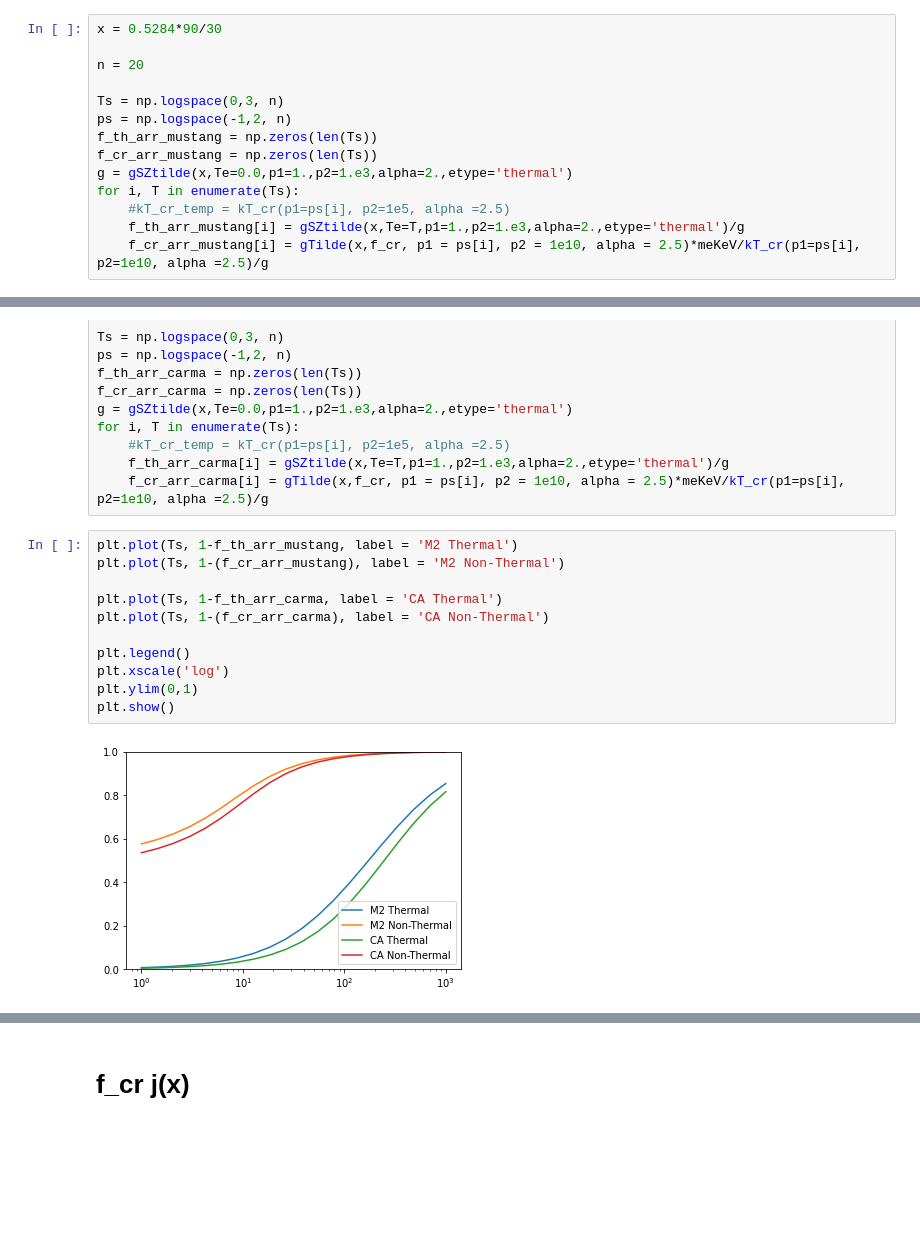
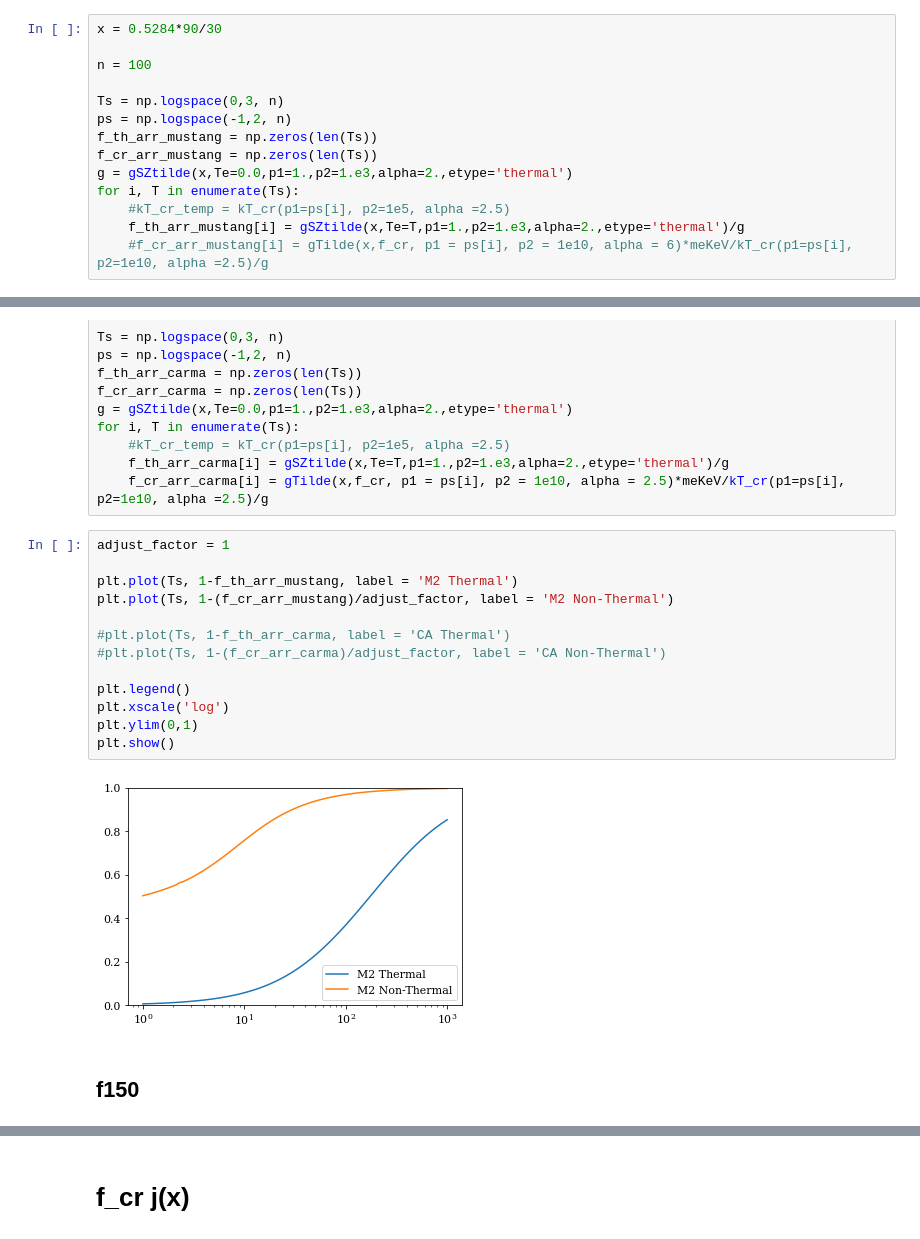
Before and after one commit to MUSTANG-SZ/WITCH, a Jupyter notebook: sup-factor.ipynb, the cells around one changed output, grey strips where cells are left out. Drawn from its saved outputs; the diff is of its cells as text; blank space fills up the shorter version.

```diff
--- a/sup-factor.ipynb
+++ b/sup-factor.ipynb
@@ -254,7 +319,7 @@ y = gTilde(0.5, f = f_cr, alpha=2.5, p1=1, p2=10000)
 # %%
 x = 0.5284*90/30
 
-n = 20
+n = 100
 
 Ts = np.logspace(0,3, n)
 ps = np.logspace(-1,2, n)
@@ -264,7 +329,7 @@ g = gSZtilde(x,Te=0.0,p1=1.,p2=1.e3,alpha=2.,etype='thermal')
 for i, T in enumerate(Ts):
     #kT_cr_temp = kT_cr(p1=ps[i], p2=1e5, alpha =2.5)
     f_th_arr_mustang[i] = gSZtilde(x,Te=T,p1=1.,p2=1.e3,alpha=2.,etype='thermal')/g
-    f_cr_arr_mustang[i] = gTilde(x,f_cr, p1 = ps[i], p2 = 1e10, alpha = 2.5)*meKeV/kT_cr(p1=ps[i], p2=1e10, alpha =2.5)/g
+    #f_cr_arr_mustang[i] = gTilde(x,f_cr, p1 = ps[i], p2 = 1e10, alpha = 6)*meKeV/kT_cr(p1=ps[i], p2=1e10, alpha =2.5)/g
 # %% [output]
   the integrand in order to determine the difficulties.  If the position of a
   local difficulty can be determined (singularity, discontinuity) one will
@@ -291,15 +415,19 @@ for i, T in enumerate(Ts):
     f_th_arr_carma[i] = gSZtilde(x,Te=T,p1=1.,p2=1.e3,alpha=2.,etype='thermal')/g
     f_cr_arr_carma[i] = gTilde(x,f_cr, p1 = ps[i], p2 = 1e10, alpha = 2.5)*meKeV/kT_cr(p1=ps[i], p2=1e10, alpha =2.5)/g
 # %%
+adjust_factor = 1
+
 plt.plot(Ts, 1-f_th_arr_mustang, label = 'M2 Thermal')
-plt.plot(Ts, 1-(f_cr_arr_mustang), label = 'M2 Non-Thermal')
+plt.plot(Ts, 1-(f_cr_arr_mustang)/adjust_factor, label = 'M2 Non-Thermal')
 
-plt.plot(Ts, 1-f_th_arr_carma, label = 'CA Thermal')
-plt.plot(Ts, 1-(f_cr_arr_carma), label = 'CA Non-Thermal')
+#plt.plot(Ts, 1-f_th_arr_carma, label = 'CA Thermal')
+#plt.plot(Ts, 1-(f_cr_arr_carma)/adjust_factor, label = 'CA Non-Thermal')
 
 plt.legend()
 plt.xscale('log')
 plt.ylim(0,1)
 plt.show()
 # %% [output]
-[figure, old version]
+[figure, new version]
+# %% [markdown]
+## f150
```
Also changed, not shown: parts of 51 cells of this notebook.
